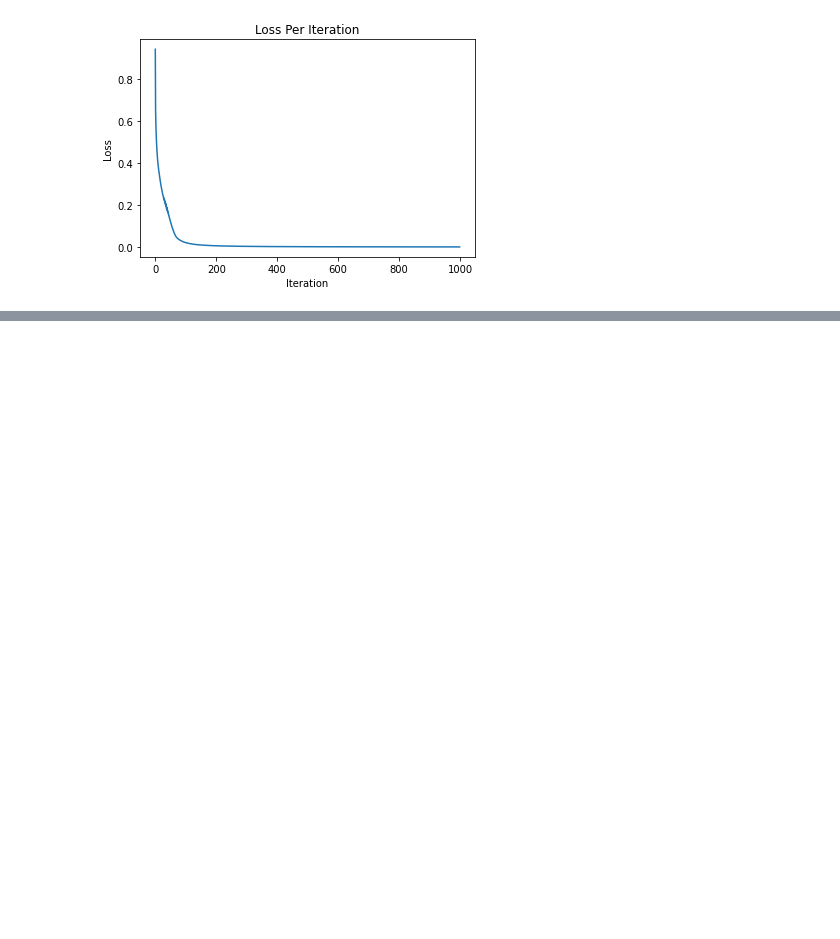
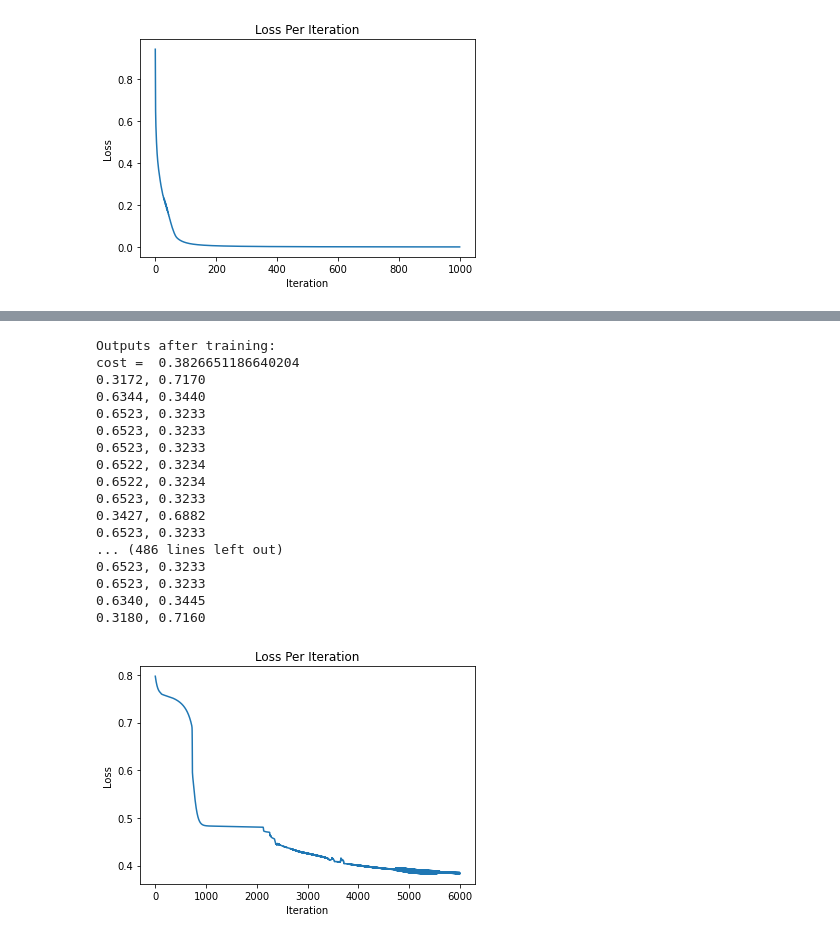
Before and after one commit to MK-CIAN/A.I.-MLP-ASSIGNMENT, a Jupyter notebook: XOR_MLP v1.ipynb, the cells around one changed output, grey strips where cells are left out. Cells and saved outputs as stored; diff of their text form; code cells hidden in the pictures; blank space fills up the shorter version.

Commit message:
Heart Data Added, Needs Fixing

```diff
--- a/XOR_MLP v1.ipynb
+++ b/XOR_MLP v1.ipynb
@@ -668,0 +694,45 @@ cost =  0.031557946861373226
+# %%
+#TESTING HEART DATA WITH MLP
+#Creating the MLP
+
+input_size = 10 #Number of features
+hidden_size = 8 #Number of hidden neurons
+output_size = 2 #Number of outputs
+
+heart_mlp = MLP(input_size, hidden_size, output_size)
+
+#Setting the training inputs and outputs
+heart_mlp.train_inputs = heart_data_inputs
+heart_mlp.train_outputs = heart_data_outputs
+
+xs = heart_data_inputs.T
+#heart_mlp.feedforward(xs)
+
+#Training the MLP
+epochs = 6000
+
+learning_rate = 0.03
+
+print("\nOutputs after training:")
+c = heart_mlp.train(epochs, learning_rate)
+print("cost = ", str(c[-1]))
+print(heart_mlp.feedforward(xs))
+# %% [output]
+Outputs after training:
+cost =  0.3826651186640204
+0.3172, 0.7170
+0.6344, 0.3440
+0.6523, 0.3233
+0.6523, 0.3233
+0.6523, 0.3233
+0.6522, 0.3234
+0.6522, 0.3234
+0.6523, 0.3233
+0.3427, 0.6882
+0.6523, 0.3233
+... (486 lines left out)
+0.6523, 0.3233
+0.6523, 0.3233
+0.6340, 0.3445
+0.3180, 0.7160
+[figure, added]
```
Also changed, not shown: parts of 3 cells of this notebook, 1 other file.
